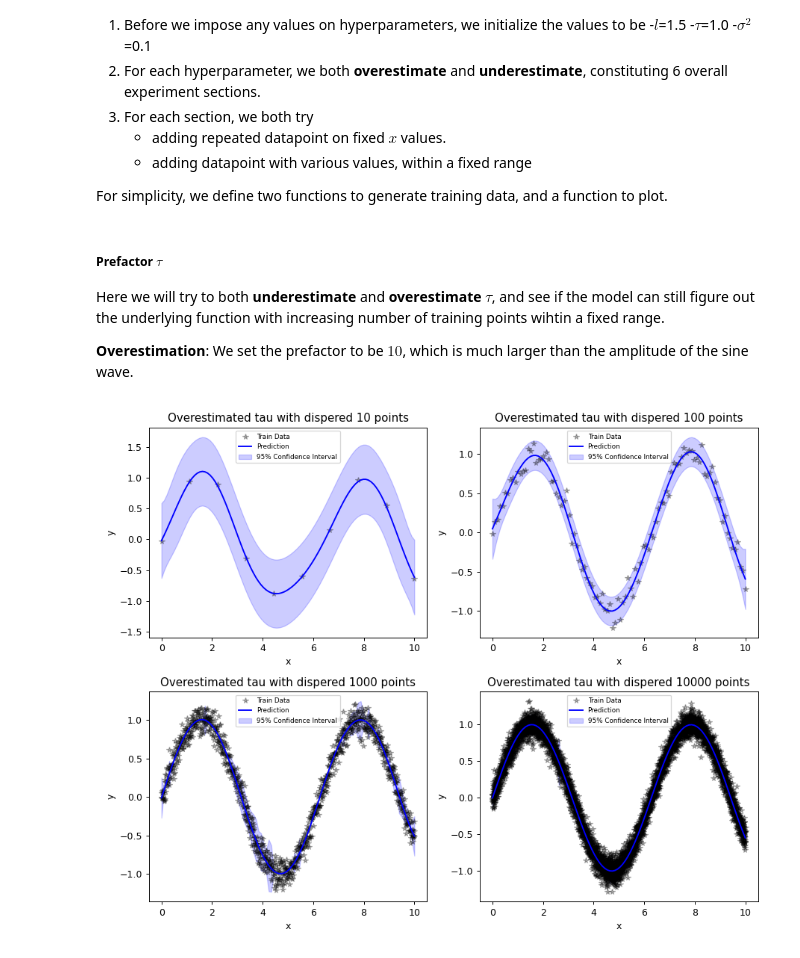
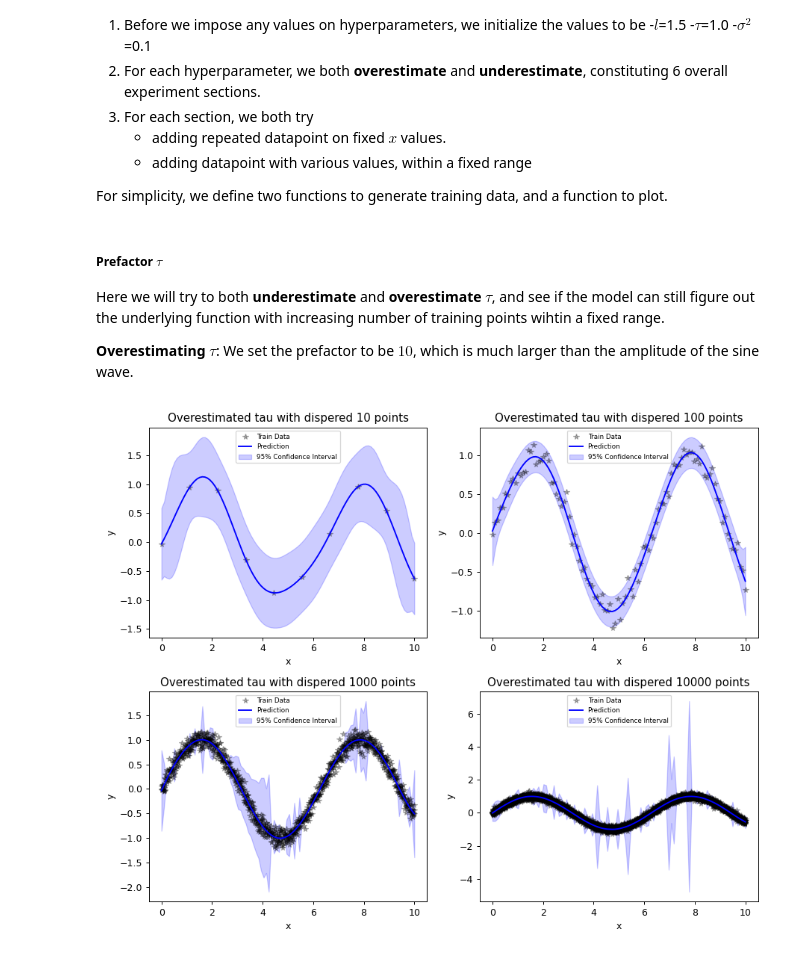
Before and after one commit to hansoncjc/GP-BO-Clustering-Tutorials, a Jupyter notebook: Gaussian Process.ipynb, the cells around one changed output. Cells and saved outputs as stored; diff of their text form; code cells hidden in the pictures.

```diff
--- a/Gaussian Process.ipynb
+++ b/Gaussian Process.ipynb
@@ -1151,20 +1151,20 @@ train_x_repeat, train_y_repeat = zip(*train_data)
 ##### Prefactor $\tau$
 Here we will try to both **underestimate** and **overestimate** $\tau$, and see if the model can still figure out the underlying function with increasing number of training points wihtin a fixed range.
 
-**Overestimation**: We set the prefactor to be $10$, which is much larger than the amplitude of the sine wave.
+**Overestimating $\tau$**: We set the prefactor to be $10$, which is much larger than the amplitude of the sine wave.
 # %%
 # Titles in subplot
 titles = [f"Overestimated tau with dispered {n} points" for n in [10,100,1000,10000]]
 
 # Plot with bulk data
 fig, axes = plt.subplots(2,2, figsize=(10,8),dpi=90)
 for x, y, ax, title in zip(train_x_bulk, train_y_bulk, axes.flatten(), titles):
     plot_model(likelihood = likelihood, train_x = x, train_y = y,
-           test_x = test_x, ax = ax, tau = 10, title = title)
+           test_x = test_x, ax = ax, tau = 100, title = title)
 
 plt.tight_layout()
 # %% [output]
-[figure, old version]
+[figure, new version]
 # %%
 # Titles in subplot
 titles = [f"Overestimated tau with repeated {n} points" for n in [10,100,1000,10000]]
```
Also changed, not shown: parts of 8 cells of this notebook.
